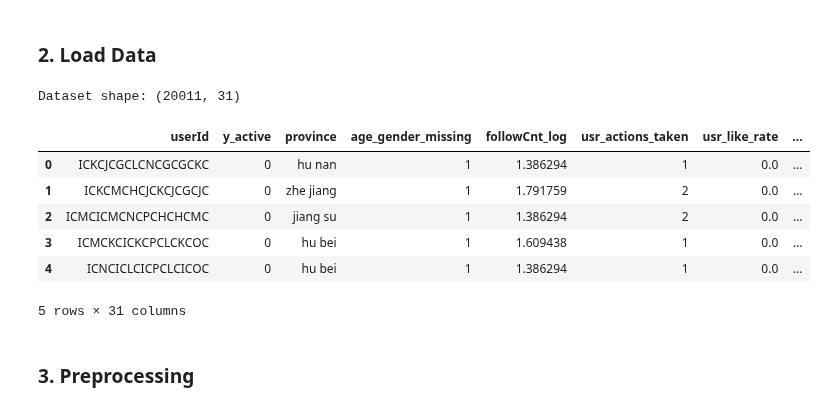
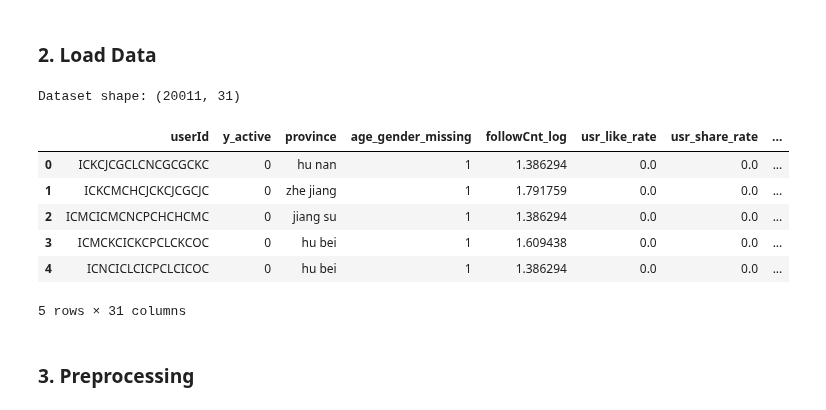
Before and after one commit to renaschaller/Master-Thesis-Music-Streaming, a Jupyter notebook: models/Logistic_Regression_final.ipynb, the cells around one changed output. Cells and saved outputs as stored; diff of their text form; code cells hidden in the pictures.

```diff
--- a/models/Logistic_Regression_final.ipynb
+++ b/models/Logistic_Regression_final.ipynb
@@ -24,19 +24,19 @@ np.random.seed(RANDOM_SEED)
 # %% [markdown]
 ### 2. Load Data
 # %%
-DATA_PATH = "user_level_data.csv"
+DATA_PATH = "../data/user_level_data.csv"
 df = pd.read_csv(DATA_PATH)
 
 print("Dataset shape:", df.shape)
 df.head()
 # %% [output]
 Dataset shape: (20011, 31)
-|  | userId | y_active | province | age_gender_missing | followCnt_log | usr_actions_taken | usr_like_rate | ... |
-| 0 | ICKCJCGCLCNCGCGCKC | 0 | hu nan | 1 | 1.386294 | 1 | 0.0 | ... |
-| 1 | ICKCMCHCJCKCJCGCJC | 0 | zhe jiang | 1 | 1.791759 | 2 | 0.0 | ... |
-| 2 | ICMCICMCNCPCHCHCMC | 0 | jiang su | 1 | 1.386294 | 2 | 0.0 | ... |
-| 3 | ICMCKCICKCPCLCKCOC | 0 | hu bei | 1 | 1.609438 | 1 | 0.0 | ... |
-| 4 | ICNCICLCICPCLCICOC | 0 | hu bei | 1 | 1.386294 | 1 | 0.0 | ... |
+|  | userId | y_active | province | age_gender_missing | followCnt_log | usr_like_rate | usr_share_rate | ... |
+| 0 | ICKCJCGCLCNCGCGCKC | 0 | hu nan | 1 | 1.386294 | 0.0 | 0.0 | ... |
+| 1 | ICKCMCHCJCKCJCGCJC | 0 | zhe jiang | 1 | 1.791759 | 0.0 | 0.0 | ... |
+| 2 | ICMCICMCNCPCHCHCMC | 0 | jiang su | 1 | 1.386294 | 0.0 | 0.0 | ... |
+| 3 | ICMCKCICKCPCLCKCOC | 0 | hu bei | 1 | 1.609438 | 0.0 | 0.0 | ... |
+| 4 | ICNCICLCICPCLCICOC | 0 | hu bei | 1 | 1.386294 | 0.0 | 0.0 | ... |
 5 rows × 31 columns
 # %% [markdown]
 ### 3. Preprocessing
```
Also changed, not shown: parts of 3 cells of this notebook, 2 other files.
